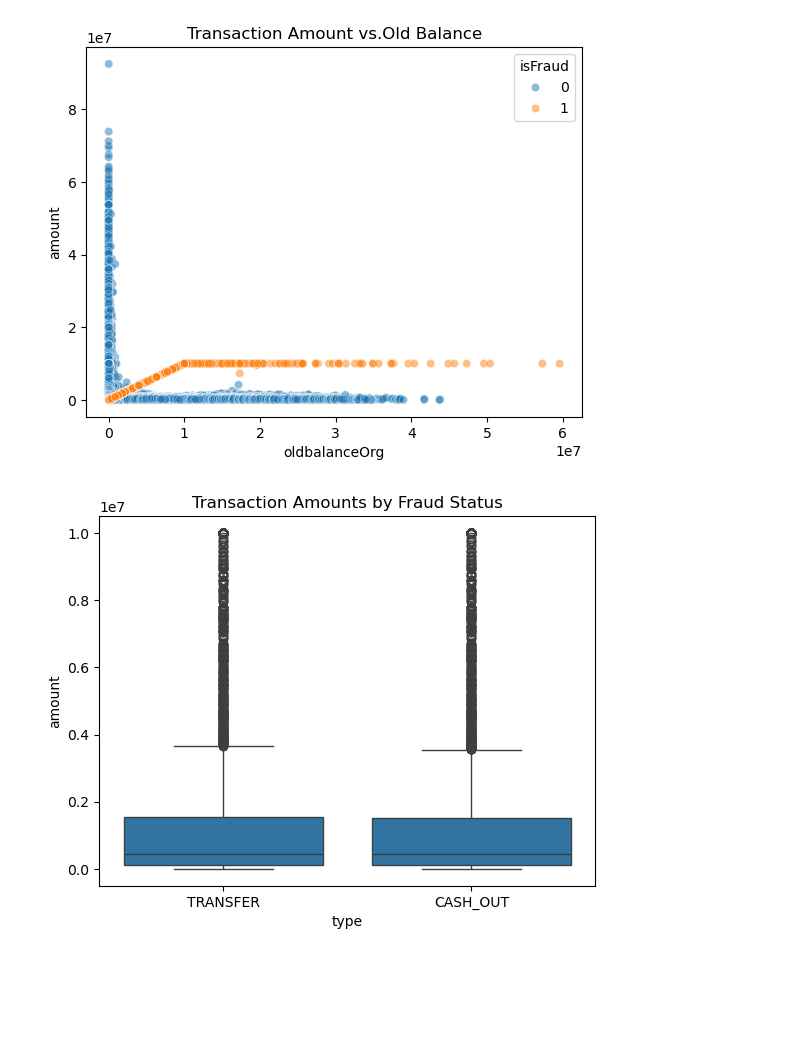
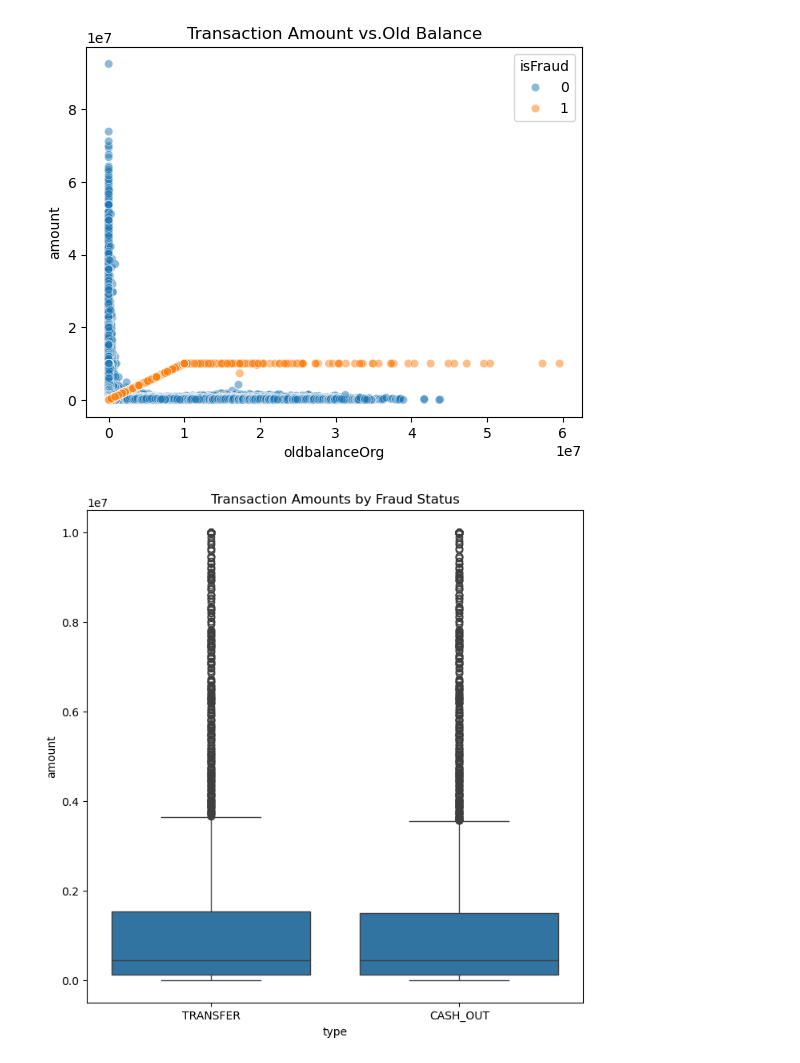
Before and after one commit to MaimunaBawa/Phase2TLAB1, a Jupyter notebook: EDA-1.ipynb, the cells around one changed output. Drawn from its saved outputs; the diff is of its cells as text; code cells hidden in the pictures; blank space fills up the shorter version.

```diff
--- a/EDA-1.ipynb
+++ b/EDA-1.ipynb
@@ -190,9 +193,10 @@ plt.show()
 # %% [output]
 [figure]
 # %%
-#Boxplot
-sns.boxplot(x="type",y="amount",data=Fraud_df)
+# Create a boxplot of fraudulent transaction using type and amount using Fraud_df
+plt.figure(figsize=(8,8 ))
+sns.boxplot(x="type",y="amount",data=df)
 plt.title("Transaction Amounts by Fraud Status")
 plt.show()
 # %% [output]
-[figure, old version]
+[figure, new version]
```
Also changed, not shown: parts of 16 cells of this notebook, 2 other files.
